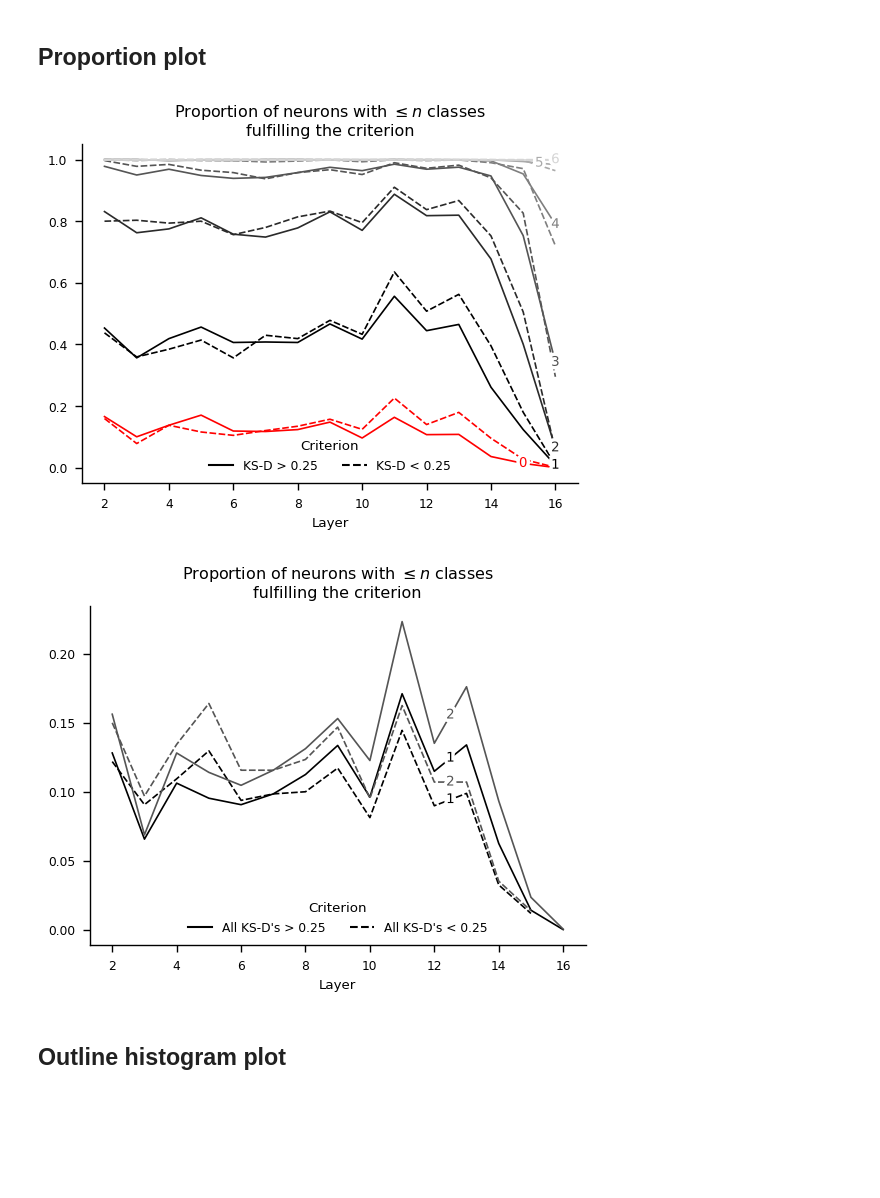
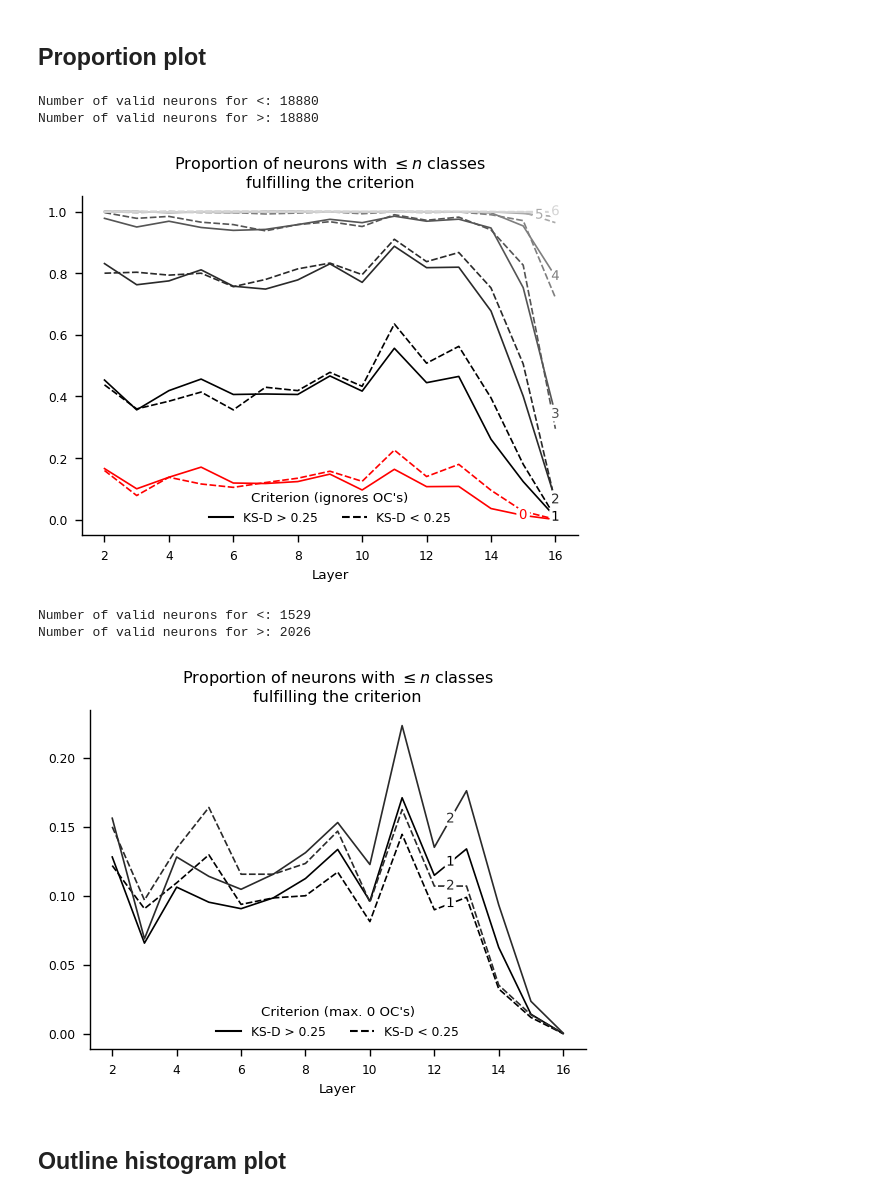
Before and after one commit to AwesomeLemon/structure-for-interpretability, a Jupyter notebook: plots_paper.ipynb, the cells around one changed output. Saved outputs shown, nothing was run; the diff lists cells and outputs as text; code cells hidden in the pictures; blank space fills up the shorter version.

Commit message:
updated plots

```diff
--- a/plots_paper.ipynb
+++ b/plots_paper.ipynb
@@ -175,15 +183,19 @@ def plot_ksd_proportion_cifar10(df, threshold=0.25, plot_cumsum=True, no_opposit
     sns.despine()
 # %%
 # This is ignoring if there are some classes at that neuron with the opposite KS-D direction.
-plot_ksd_proportion_cifar10(df_ks_cifar, no_opposite_classes=False)
+plot_ksd_proportion_cifar10(df_ks_cifar, num_allowed_opposite_classes=np.inf)
 # %% [output]
+Number of valid neurons for <: 18880
+Number of valid neurons for >: 18880
-[figure, old version]
+[figure, new version]
 # %%
 # This considers only neurons where there is no class with the opposite KS-D direction.
-plot_ksd_proportion_cifar10(df_ks_cifar, no_opposite_classes=True)
+plot_ksd_proportion_cifar10(df_ks_cifar, num_allowed_opposite_classes=0)
 # this ignores n = 3 and n = 4 as barely any change.
 # %% [output]
+Number of valid neurons for <: 1529
+Number of valid neurons for >: 2026
-[figure, old version]
+[figure, new version]
 # %% [markdown]
 ## Outline histogram plot
 # %%
```
Also changed, not shown: parts of 7 cells of this notebook, 1 other file.
